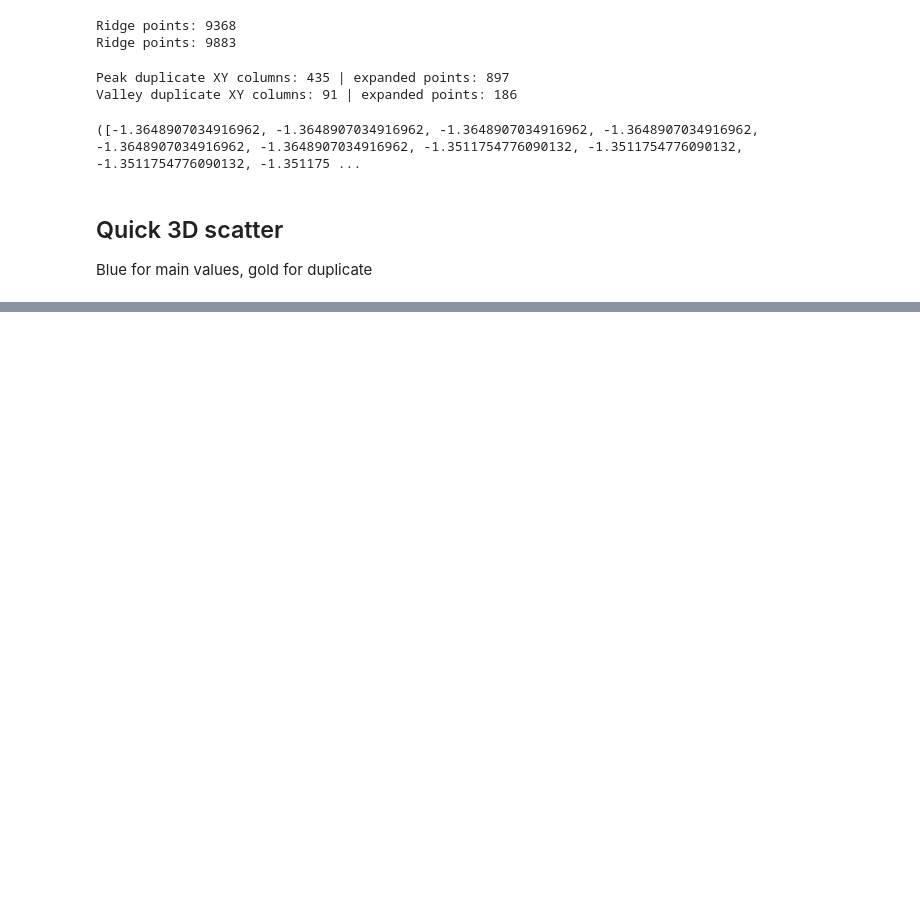
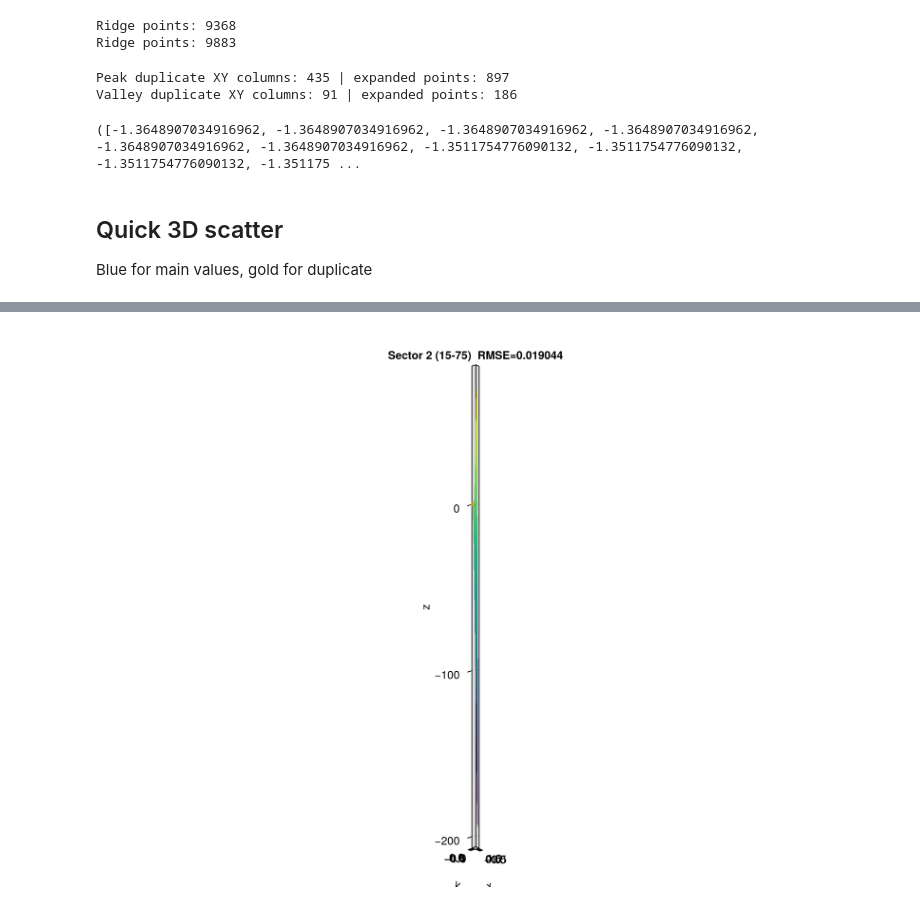
Before and after one commit to dan1oo/Stellarator_Isodrasticity, a Jupyter notebook: Stellarator_Isodrasticity.ipynb, the cells around one changed output, grey strips where cells are left out. Cells and saved outputs as stored; diff of their text form; code cells hidden in the pictures; blank space fills up the shorter version.

```diff
--- a/Stellarator_Isodrasticity.ipynb
+++ b/Stellarator_Isodrasticity.ipynb
@@ -607,0 +719,39 @@ fig_fit
+# %%
+using WGLMakie
+WGLMakie.activate!()
+using Printf
+using Statistics
+
+sj = 2
+if !isdefined(Main, :labels)
+    labels = ["0-15", "15-75", "75-105", "105-165", "165-180", "180-195", "195-255", "255-285", "285-345", "345-360"]
+end
+uj, vj, zj = cluster_u[sj], cluster_v[sj], cluster_zs_f[sj]
+cj = sector_plane_cs[sj]
+isempty(uj) && error("Sector $(sj): no (u,v) data — run the (u,v) cell first.")
+isempty(cj) && error("Sector $(sj): no fit coefficients — run the polynomial–Fourier fit cell first.")
+
+fig = Figure(size = (950, 700))
+ax = Axis3(fig[1, 1]; title = @sprintf("Sector %d (%s)  RMSE=%.5g", sj, labels[sj], sector_plane_rmses[sj]), aspect = :data)
+pal = Makie.wong_colors()
+scatter!(ax, uj, vj, zj; color = pal[mod1(sj, length(pal))], markersize = 6)
+rho = hypot.(uj, vj)
+rho_pos = max(minimum(rho), 1e-9)
+rlo = quantile(rho, 0.02)
+rhi = quantile(rho, 0.98)
+rlo = max(rlo, rho_pos)
+if rhi > rlo
+    SURF_NR = 100
+    SURF_NPHI = 120
+    rg = range(rlo, rhi; length = SURF_NR)
+    phig = range(-Float64(π), Float64(π); length = SURF_NPHI)
+    Rmat = [rr for rr in rg, _ in phig]
+    phimat = [p for _ in rg, p in phig]
+    Umat = Rmat .* cos.(phimat)
+    Vmat = Rmat .* sin.(phimat)
+    Zmat = predict_z(Rmat, phimat, cj, M_rad, N_tor)
+    surface!(ax, Umat, Vmat, Zmat; colormap = :viridis, alpha = 0.38, shading = NoShading)
+end
+fig
+# %% [output]
+[figure, added]
```
Also changed, not shown: parts of 30 cells of this notebook, 4 other files.
